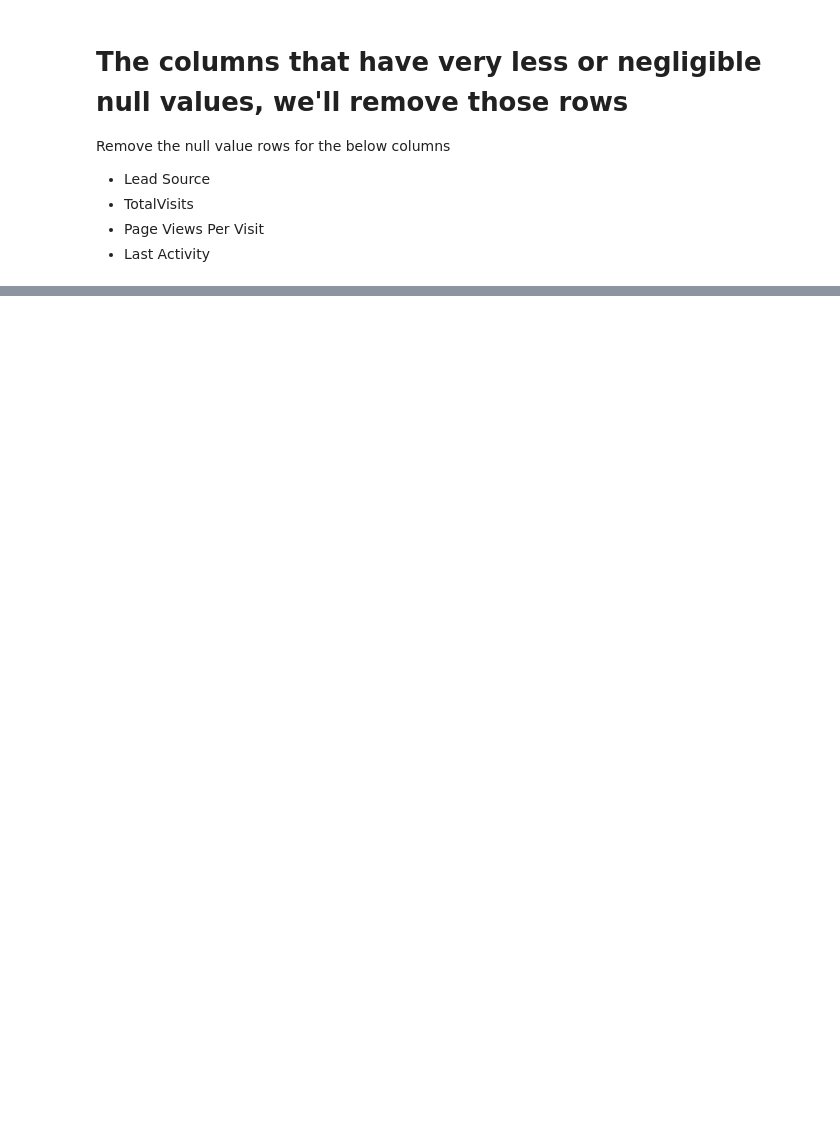
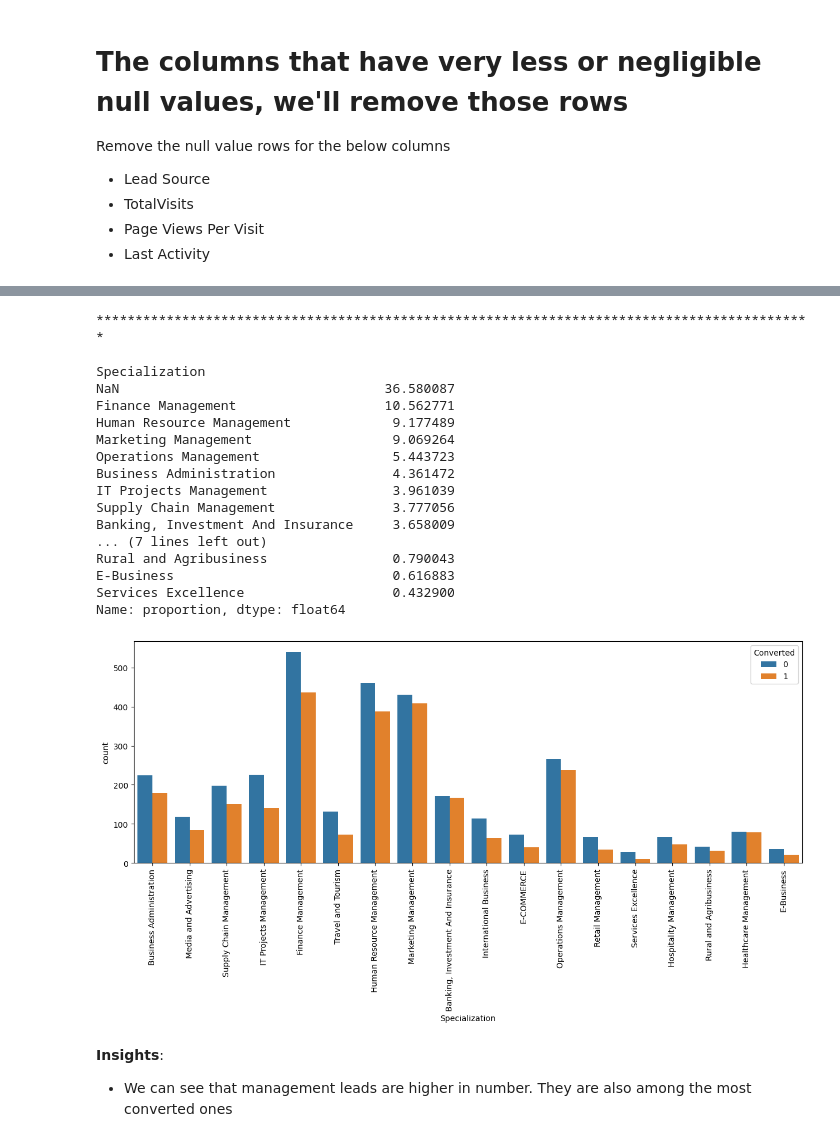
Before and after one commit to AkankshaDwivedi/lead-scoring-assignment, a Jupyter notebook: Lead_Scoring_Assignment_Akanksha.ipynb, the cells around one changed output, grey strips where cells are left out. Cells and saved outputs as stored; diff of their text form; code cells hidden in the pictures; blank space fills up the shorter version.

```diff
--- a/Lead_Scoring_Assignment_Akanksha.ipynb
+++ b/Lead_Scoring_Assignment_Akanksha.ipynb
@@ -331,0 +316,25 @@ dtype: float64
+# %%
+# Let's check the column 'Specialization'
+value_count_and_plot_graph('Specialization')
+# %% [output]
+********************************************************************************************
+
+Specialization
+NaN                                  36.580087
+Finance Management                   10.562771
+Human Resource Management             9.177489
+Marketing Management                  9.069264
+Operations Management                 5.443723
+Business Administration               4.361472
+IT Projects Management                3.961039
+Supply Chain Management               3.777056
+Banking, Investment And Insurance     3.658009
+... (7 lines left out)
+Rural and Agribusiness                0.790043
+E-Business                            0.616883
+Services Excellence                   0.432900
+Name: proportion, dtype: float64
+[figure, added]
+# %% [markdown]
+**Insights**:
+* We can see that management leads are higher in number. They are also among the most converted ones
```
Also changed, not shown: parts of 45 cells of this notebook.
